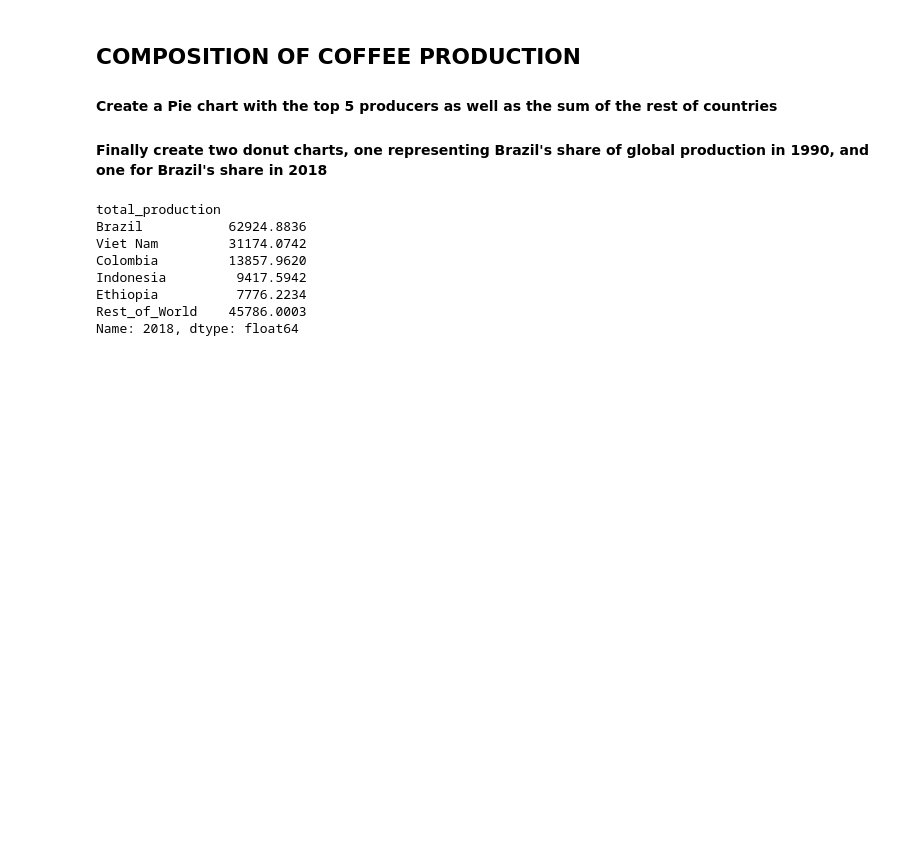
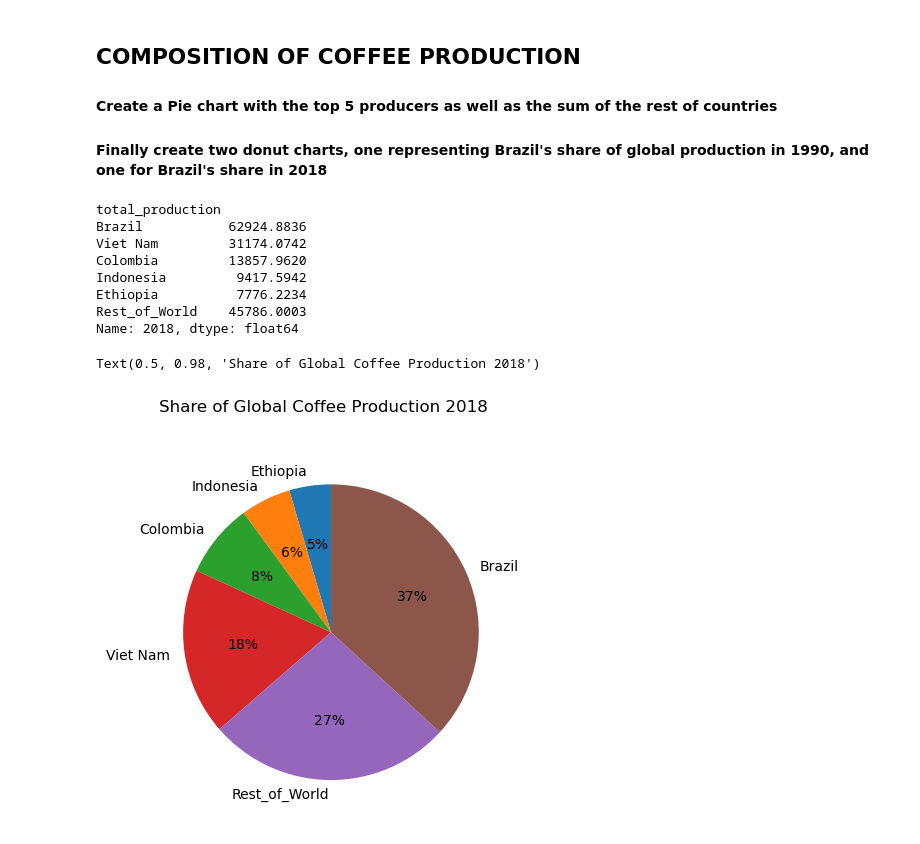
Before and after one commit to MeetPatel89/global_coffee_market, a Jupyter notebook: notebook.ipynb, the cells around one changed output. Saved outputs shown, nothing was run; the diff lists cells and outputs as text; code cells hidden in the pictures; blank space fills up the shorter version.

Commit message:
plot pie chart for global share of top 5's coffee production

```diff
--- a/notebook.ipynb
+++ b/notebook.ipynb
@@ -254,3 +254,18 @@ Indonesia         9417.5942
 Ethiopia          7776.2234
 Rest_of_World    45786.0003
 Name: 2018, dtype: float64
+# %%
+fig, ax = plt.subplots()
+coffee_production_top5_2018.sort_values(inplace=True)
+
+ax.pie(
+    coffee_production_top5_2018,
+    autopct="%.0f%%",
+    labels=coffee_production_top5_2018.index,
+    startangle=90
+)
+
+fig.suptitle("Share of Global Coffee Production 2018")
+# %% [output]
+Text(0.5, 0.98, 'Share of Global Coffee Production 2018')
+[figure, added]
```
